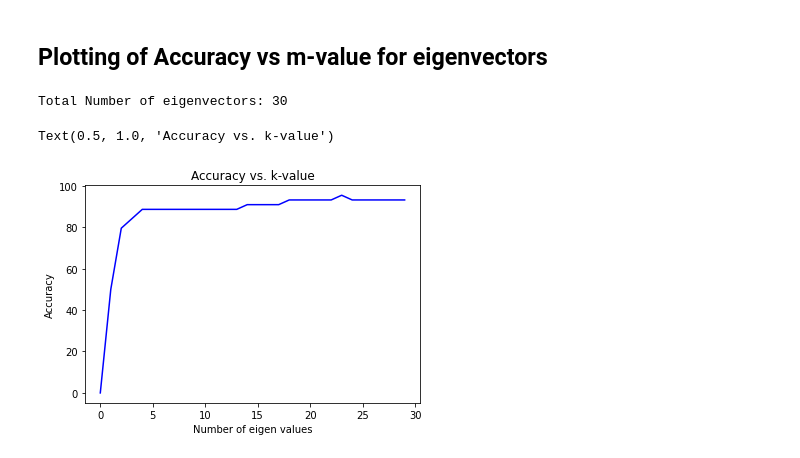
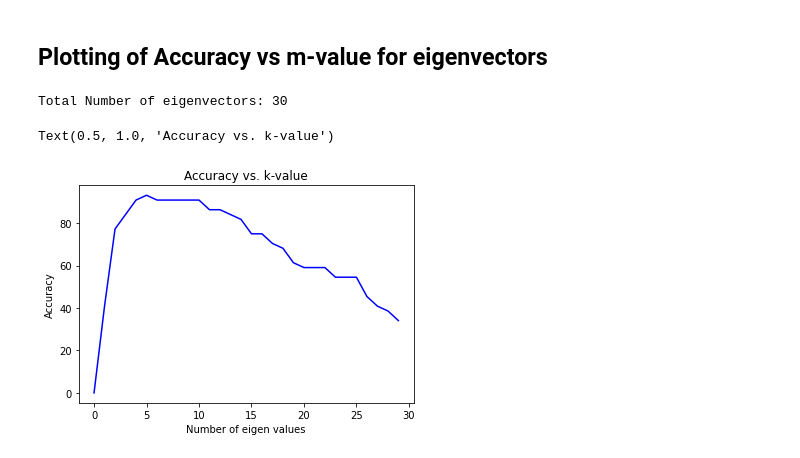
Before and after one commit to shivangibithel/ELL_784_assignment_2, a Jupyter notebook: FaceRecognition/Face-Recognition-master/LDA.ipynb, the cells around one changed output. Saved outputs shown, nothing was run; the diff lists cells and outputs as text; code cells hidden in the pictures.

```diff
--- a/FaceRecognition/Face-Recognition-master/LDA.ipynb
+++ b/FaceRecognition/Face-Recognition-master/LDA.ipynb
@@ -328,12 +328,18 @@ def recogniser(img_number):
     # print("mean:",mean_)
     index = np.argmin(norms)
 
+    dist = np.min(norms)
+    print(dist)
+
+
+
+
     plt.subplot(11,8,1+count)
 
     set_number = int(img_number/4)
 #     print(set_number)
 
-    t0 = 7000000
+    t0 = 4000000
 
 #     if(img_number>=40):
 #         print(norms[index])
@@ -355,11 +361,13 @@ def recogniser(img_number):
     plt.subplots_adjust(right=1.2, top=2.5)
     plt.tick_params(labelleft=False, labelbottom=False, bottom=False,top=False,right=False,left=False, which='both')
     count+=1
+    return dist
 
 fig = plt.figure(figsize=(10, 10))
 for i in range(len(testing_tensor)):
     recogniser(i)
 
+
 plt.show()
 
 print('Correct predictions: {}/{} = {}%'.format(correct_pred, num_images, correct_pred/num_images*100.00))
@@ -382,7 +410,7 @@ def tester(img_number,reduced_data,FP,num_images,correct_pred):
 
     set_number = int(img_number/4)
 
-    t0 = 7000000
+    t0 = 4000000
 
     if norms[index] < t0:
       if(index>=(6*set_number) and index<(6*(set_number+1))):
@@ -393,31 +421,31 @@ def tester(img_number,reduced_data,FP,num_images,correct_pred):
 
     return num_images,correct_pred
 
 def calculate(k):
 
 #     print("k:",k)
     reduced_data = np.array(eigvectors_sort[:k]).transpose()
 
     FP = np.dot(projected_sig, reduced_data)
 
     num_images=0
     correct_pred=0
 
     for i in range(len(testing_tensor)):
         num_images,correct_pred = tester(i,reduced_data,FP,num_images,correct_pred)
 #     print(FP.shape)
     accuracy[k] = correct_pred/num_images*100.00
 
 print('Total Number of eigenvectors:',len(eigvalues_sort))
 for i in range(1,len(eigvalues_sort)):
     calculate(i)
 
 fig, axi = plt.subplots()
 axi.plot(np.arange(len(eigvalues_sort)), accuracy, 'b')
 axi.set_xlabel('Number of eigen values')
 axi.set_ylabel('Accuracy')
 axi.set_title('Accuracy vs. k-value')
 # %% [output]
 Total Number of eigenvectors: 30
 Text(0.5, 1.0, 'Accuracy vs. k-value')
-[figure, old version]
+[figure, new version]
```
Also changed, not shown: parts of 5 cells of this notebook.
